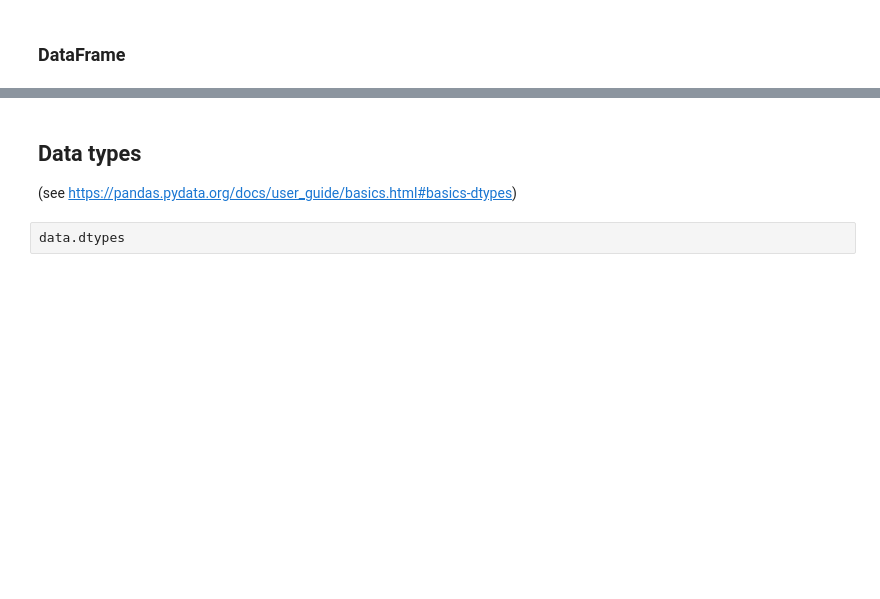
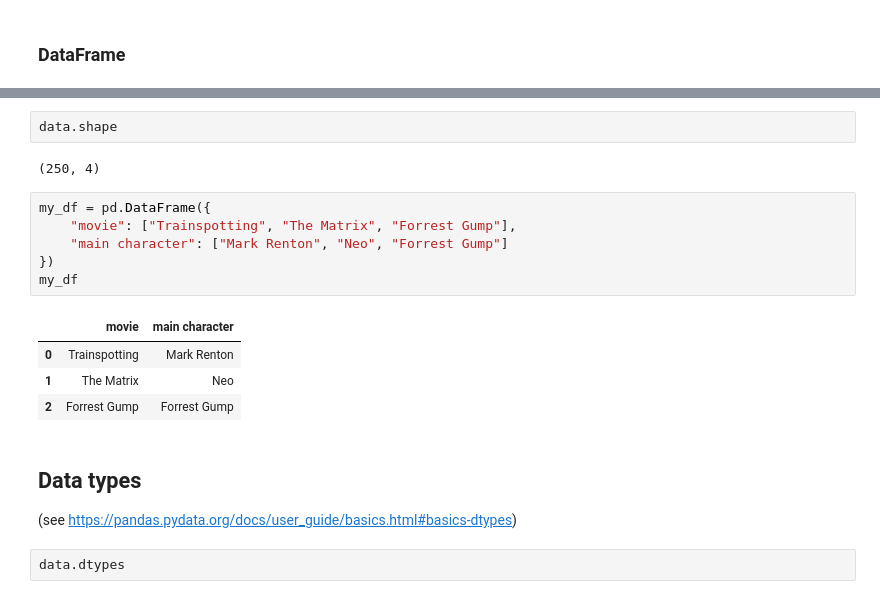
Before and after one commit to janpipek/pandas-watching-movies, a Jupyter notebook: notebooks/pandas-basics.ipynb, the cells around one changed output, grey strips where cells are left out. Cells and saved outputs as stored; diff of their text form; blank space fills up the shorter version.

```diff
--- a/notebooks/pandas-basics.ipynb
+++ b/notebooks/pandas-basics.ipynb
@@ -62,3 +193,18 @@ pandas.core.frame.DataFrame
+# %%
+data.shape
+# %% [output]
+(250, 4)
+# %%
+my_df = pd.DataFrame({
+    "movie": ["Trainspotting", "The Matrix", "Forrest Gump"],
+    "main character": ["Mark Renton", "Neo", "Forrest Gump"]
+})
+my_df
+# %% [output]
+|  | movie | main character |
+| 0 | Trainspotting | Mark Renton |
+| 1 | The Matrix | Neo |
+| 2 | Forrest Gump | Forrest Gump |
 # %% [markdown]
 ## Data types
 
```
Also changed, not shown: parts of 25 cells of this notebook.
